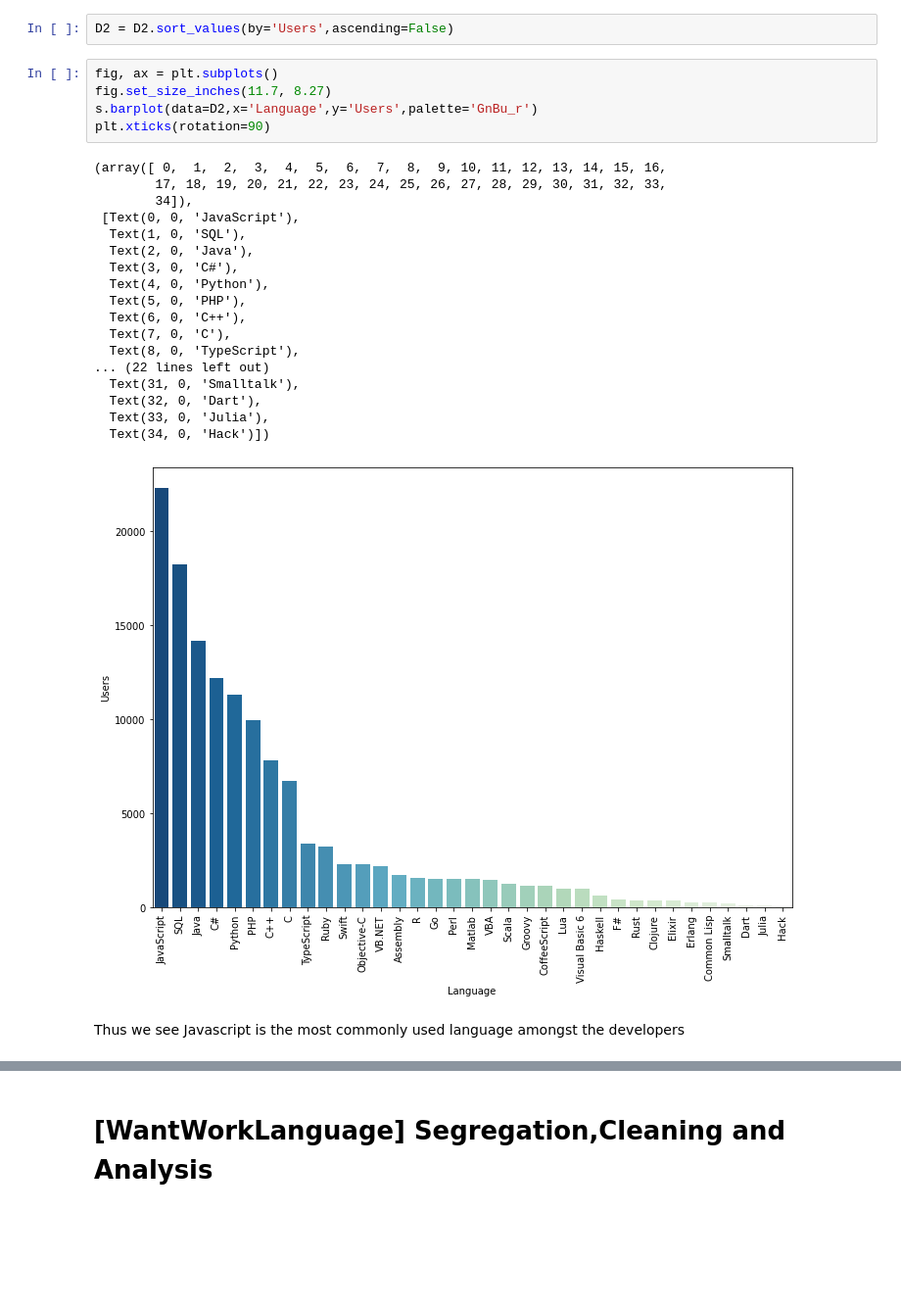
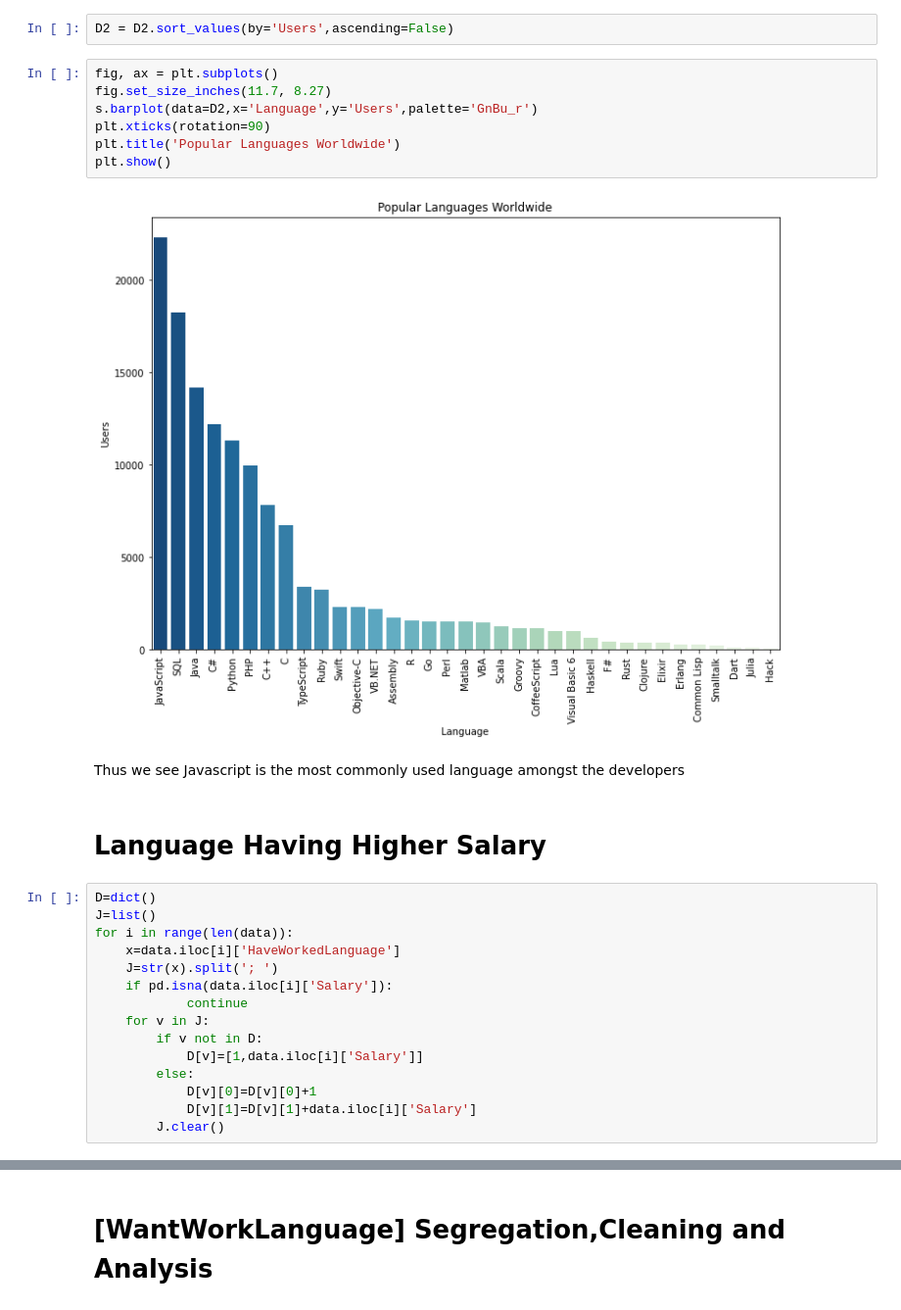
Before and after one commit to g-4-gagan/Developer-data-analysis, a Jupyter notebook: 5.Langauge,Database,Platform and IDE.ipynb, the cells around one changed output, grey strips where cells are left out. Shown at 98% size. Saved outputs shown, nothing was run; the diff lists cells and outputs as text; blank space fills up the shorter version.

Commit message:
Average Salary

```diff
--- a/5.Langauge,Database,Platform and IDE.ipynb
+++ b/5.Langauge,Database,Platform and IDE.ipynb
@@ -141,26 +126,28 @@ D2 = D2.sort_values(by='Users',ascending=False)
 # %%
 fig, ax = plt.subplots()
 fig.set_size_inches(11.7, 8.27)
 s.barplot(data=D2,x='Language',y='Users',palette='GnBu_r')
 plt.xticks(rotation=90)
+plt.title('Popular Languages Worldwide')
+plt.show()
 # %% [output]
-(array([ 0,  1,  2,  3,  4,  5,  6,  7,  8,  9, 10, 11, 12, 13, 14, 15, 16,
-        17, 18, 19, 20, 21, 22, 23, 24, 25, 26, 27, 28, 29, 30, 31, 32, 33,
-        34]),
- [Text(0, 0, 'JavaScript'),
-  Text(1, 0, 'SQL'),
-  Text(2, 0, 'Java'),
-  Text(3, 0, 'C#'),
-  Text(4, 0, 'Python'),
-  Text(5, 0, 'PHP'),
-  Text(6, 0, 'C++'),
-  Text(7, 0, 'C'),
-  Text(8, 0, 'TypeScript'),
-... (22 lines left out)
-  Text(31, 0, 'Smalltalk'),
-  Text(32, 0, 'Dart'),
-  Text(33, 0, 'Julia'),
-  Text(34, 0, 'Hack')])
-[figure, old version]
+[figure, new version]
 # %% [markdown]
 Thus we see Javascript is the most commonly used language amongst the developers
+# %% [markdown]
+# Language Having Higher Salary
+# %%
+D=dict()
+J=list()
+for i in range(len(data)):
+    x=data.iloc[i]['HaveWorkedLanguage']
+    J=str(x).split('; ')
+    if pd.isna(data.iloc[i]['Salary']):
+            continue
+    for v in J:
+        if v not in D:
+            D[v]=[1,data.iloc[i]['Salary']]
+        else:
+            D[v][0]=D[v][0]+1
+            D[v][1]=D[v][1]+data.iloc[i]['Salary']
+        J.clear()
```
Also changed, not shown: parts of 8 cells of this notebook.
